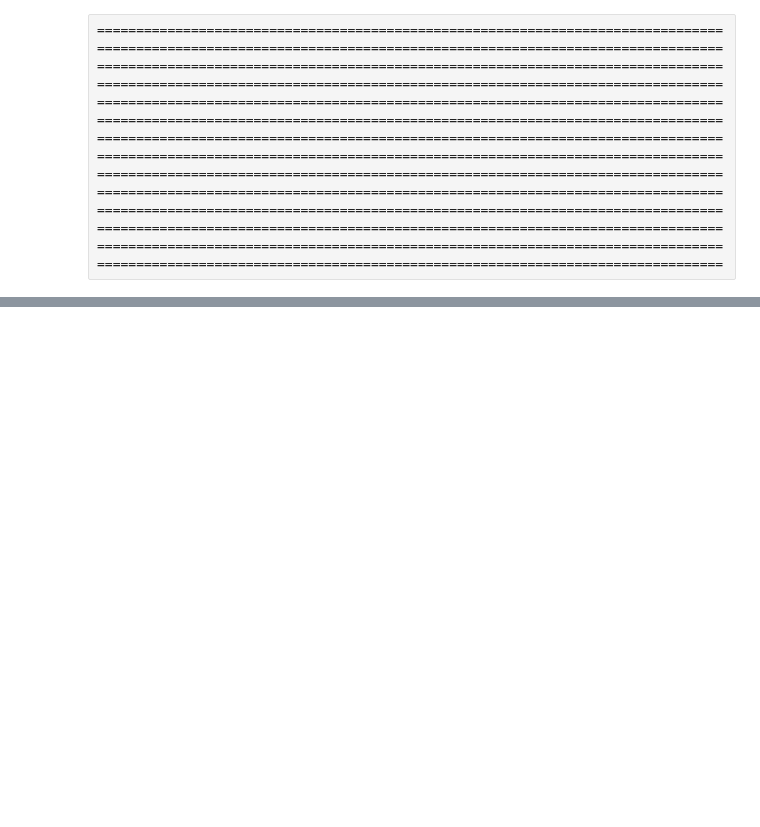
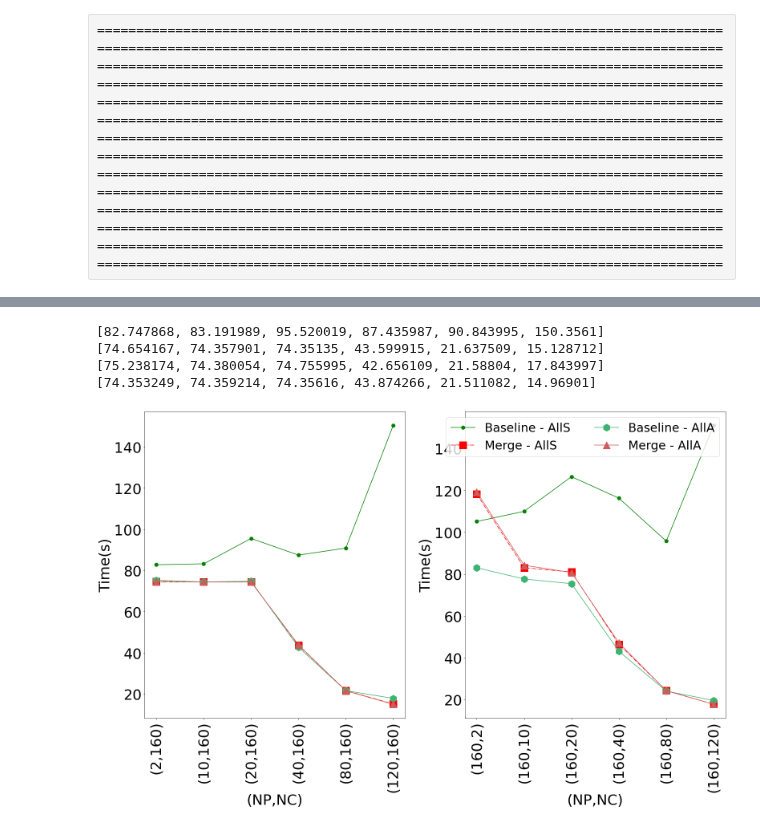
Before and after one commit to hpca-uji/Proteo, a Jupyter notebook: Analysis/new_analyser.ipynb, the cells around one changed output, grey strips where cells are left out. Cells and saved outputs as stored; diff of their text form; code cells hidden in the pictures; blank space fills up the shorter version.

```diff
--- a/Analysis/new_analyser.ipynb
+++ b/Analysis/new_analyser.ipynb
@@ -1178,0 +1320,64 @@ prueba2
+# %%
+#Infiniband
+b1_aux = [64.669525, 35.171971, 38.916010, 47.456630, 56.288048, 119.428020]
+b2_aux = [36.538361, 15.536046, 13.396083, 9.652013, 5.772058, 5.615009]
+m1_aux = [61.664380, 18.400559, 19.112526, 22.155880, 11.712381, 30.775627]
+m2_aux = [33.428639, 13.905561, 14.691367, 7.363081, 6.629037, 12.150872]
+
+b3_aux = [91.368664, 60.648074, 53.663981, 49.152031, 64.752057, 118.243807]
+b4_aux = [84.941260, 34.039990, 26.008021, 12.298989, 7.916004, 5.736054]
+m3_aux = [105.839726, 26.822071, 23.834452, 12.876862, 9.063136, 7.007535]
+m4_aux = [75.412319, 25.566336, 22.129483, 12.491161, 7.903744, 6.534291]
+# %%
+
+
+plot_data_e = [b1_aux, m1_aux, b2_aux, m2_aux] #Expand
+plot_data_s = [b3_aux, m3_aux, b4_aux, m4_aux] #Shrink
+
+labels_aux_e = create_labels_lineplot('e', lambda a, b: a == 160 or b == 160)
+labels_aux_s = create_labels_lineplot('s', lambda a, b: a == 160 or b == 160)
+#labels_aux = create_labels_lineplot(used_direction)
+
+labelsMethods_aux = ['Baseline - AllS', 'Merge - AllS',
+                     'Baseline - AllA','Merge - AllA']
+
+#labelsMethods_aux = ['Baseline - All', 'Baseline - P2P','Merge - All','Merge - P2P']
+
+f, (axe, axs)=plt.subplots(1,2,figsize=(22, 14))
+x = np.arange(len(labels_aux_e))
+for index in range(len(plot_data_e)):
+    array_aux_e = plot_data_e[index]
+    array_aux_s = plot_data_s[index]
+    plot_index = index
+    if index > 0:
+        plot_index = 2**plot_index
+    print(array_aux_e)
+    axe.plot(x, array_aux_e, color=colors_m[plot_index%len(colors_m)], linestyle=linestyle_m[plot_index%len(linestyle_m)], \
+        marker=markers_m[plot_index%len(markers_m)], markersize=18, label=labelsMethods_aux[index])
+    axs.plot(x, array_aux_s, color=colors_m[plot_index%len(colors_m)], linestyle=linestyle_m[plot_index%len(linestyle_m)], \
+        marker=markers_m[plot_index%len(markers_m)], markersize=18, label=labelsMethods_aux[index])
+
+axe.set_xlabel("(NP,NC)", fontsize=36)
+axe.set_ylabel("Time(s)", fontsize=36)
+axe.set_xticks(x)
+axe.set_xticklabels(labels_aux_e, rotation=90)
+axe.tick_params(axis='both', which='major', labelsize=36)
+axe.tick_params(axis='both', which='minor', labelsize=36)
+
+axs.set_xlabel("(NP,NC)", fontsize=36)
+axs.set_ylabel("Time(s)", fontsize=36)
+axs.set_xticks(x)
+axs.set_xticklabels(labels_aux_s, rotation=90)
+axs.tick_params(axis='both', which='major', labelsize=36)
+axs.tick_params(axis='both', which='minor', labelsize=36)
+
+plt.legend(loc='best', fontsize=30,ncol=2,framealpha=0.8)
+
+f.tight_layout()
+f.savefig("Images/LinePlot_100Gb.png", format="png")
+# %% [output]
+[82.747868, 83.191989, 95.520019, 87.435987, 90.843995, 150.3561]
+[74.654167, 74.357901, 74.35135, 43.599915, 21.637509, 15.128712]
+[75.238174, 74.380054, 74.755995, 42.656109, 21.58804, 17.843997]
+[74.353249, 74.359214, 74.35616, 43.874266, 21.511082, 14.96901]
+[figure, added]
```
Also changed, not shown: parts of 26 cells of this notebook.
